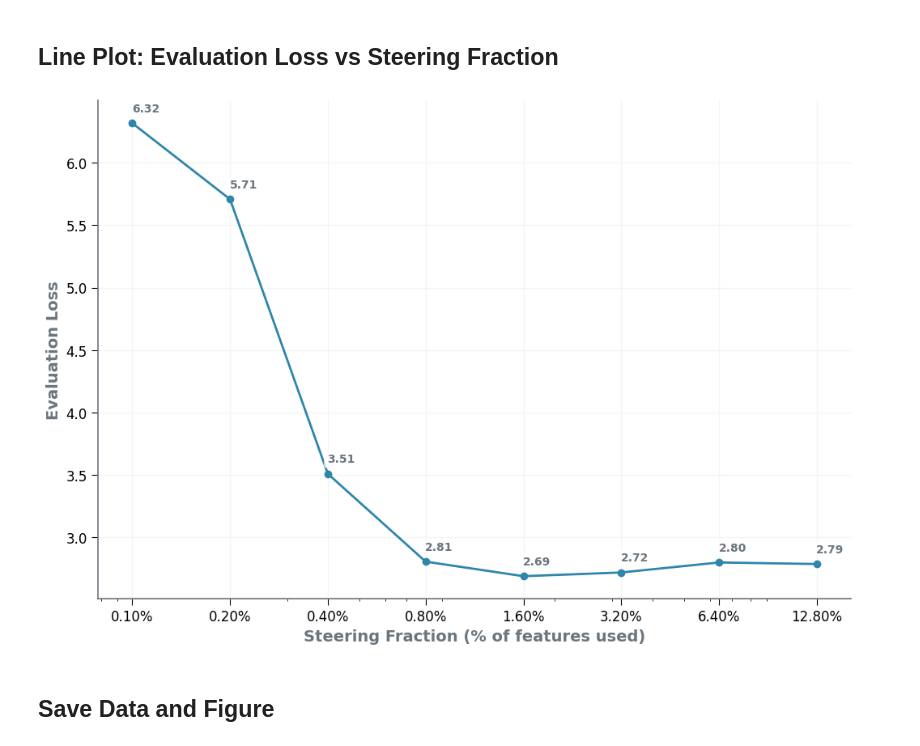
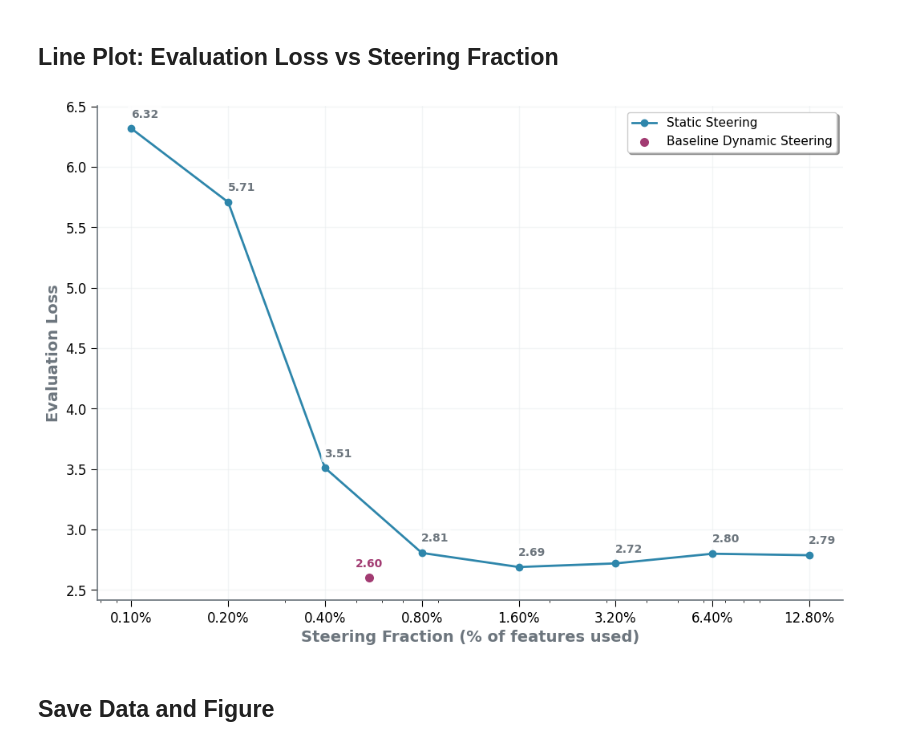
Before and after one commit to Jazhyc/feature-steering-RL, a Jupyter notebook: notebooks/steering_fraction_results_plot.ipynb, the cells around one changed output. Drawn from its saved outputs; the diff is of its cells as text; code cells hidden in the pictures.

Commit message:
Update steering fraction results

```diff
--- a/notebooks/steering_fraction_results_plot.ipynb
+++ b/notebooks/steering_fraction_results_plot.ipynb
@@ -107,6 +107,10 @@ Data points (unique fractions): 9
 # %% [markdown]
 ## Line Plot: Evaluation Loss vs Steering Fraction
 # %%
+# Baseline constants
+BASELINE_DYNAMIC_STEERING_LOSS = 2.6  # Dynamic steering vector baseline
+BASELINE_DYNAMIC_STEERING_FRACTION = 0.0055  # Dynamic steering fraction (0.55%)
+
 fig, ax = plt.subplots(figsize=(12, 8))
 fig.patch.set_facecolor('white')
 ax.set_facecolor('#FFFFFF')
@@ -125,7 +129,20 @@ ax.plot(
     marker='o',
     linewidth=2,
     markersize=6,
-    label=run.name
+    label='Static Steering'
+)
+
+# Add baseline point
+ax.scatter(
+    BASELINE_DYNAMIC_STEERING_FRACTION,
+    BASELINE_DYNAMIC_STEERING_LOSS,
+    color=colors['secondary'],
+    s=100,
+    marker='o',
+    edgecolors='white',
+    linewidth=2,
+    label='Baseline Dynamic Steering',
+    zorder=5
 )
 
 # Add text labels above each data point
@@ -146,36 +163,51 @@ for i, row in plot_df.iterrows():
         color=colors['neutral'],
         bbox=dict(boxstyle='round,pad=0.3', facecolor='white', alpha=0.8, edgecolor='none')  # Add background box for better readability
     )
+
+# Add label for the baseline point
+ax.text(
+    BASELINE_DYNAMIC_STEERING_FRACTION,  # Inverted horizontal offset (left instead of right)
+    BASELINE_DYNAMIC_STEERING_LOSS + y_range * 0.02,  # Slight vertical offset
+    f'{BASELINE_DYNAMIC_STEERING_LOSS:.2f}',
+    ha='center',
+    va='bottom',
+    fontsize=10,
+    fontweight='bold',
+    color=colors['secondary'],
+    bbox=dict(boxstyle='round,pad=0.3', facecolor='white', alpha=0.8, edgecolor='none')
+)
 
 # Use logarithmic x-scale based on data distribution
 ax.set_xscale('log')
 # Place ticks at the actual data fractions
 xticks = sorted(plot_df['steering_fraction'].unique().tolist())
 ax.set_xticks(xticks)
 
 # Enhance styling to match existing style
 ax.spines['top'].set_visible(False)
 ax.spines['right'].set_visible(False)
 for spine in ['bottom', 'left']:
     ax.spines[spine].set_linewidth(1.2)
     ax.spines[spine].set_color(colors['neutral'])
 
 ax.grid(True, alpha=0.5, linestyle='-', linewidth=1.0, color=colors['light'])
 ax.set_axisbelow(True)
 
 # Axis labels and title
 ax.set_xlabel('Steering Fraction (% of features used)', fontsize=14, fontweight='bold', color=colors['neutral'])
 ax.set_ylabel('Evaluation Loss', fontsize=14, fontweight='bold', color=colors['neutral'])
 # ax.set_title('Evaluation Loss vs Steering Fraction', fontsize=16, fontweight='bold', color=colors['neutral'], pad=20)
 
 # Format x-axis as percentages for readability
 from matplotlib.ticker import FuncFormatter
 ax.xaxis.set_major_formatter(FuncFormatter(lambda x, pos: f'{x*100:.2f}%'))
 
-# ax.legend(loc='best')
+# Add legend
+ax.legend(loc='best', frameon=True, fancybox=True, shadow=True, fontsize=11)
+
 plt.show()
 # %% [output]
-[figure, old version]
+[figure, new version]
 # %% [markdown]
 ## Save Data and Figure
 # %%
```
Also changed, not shown: 2 other files.
